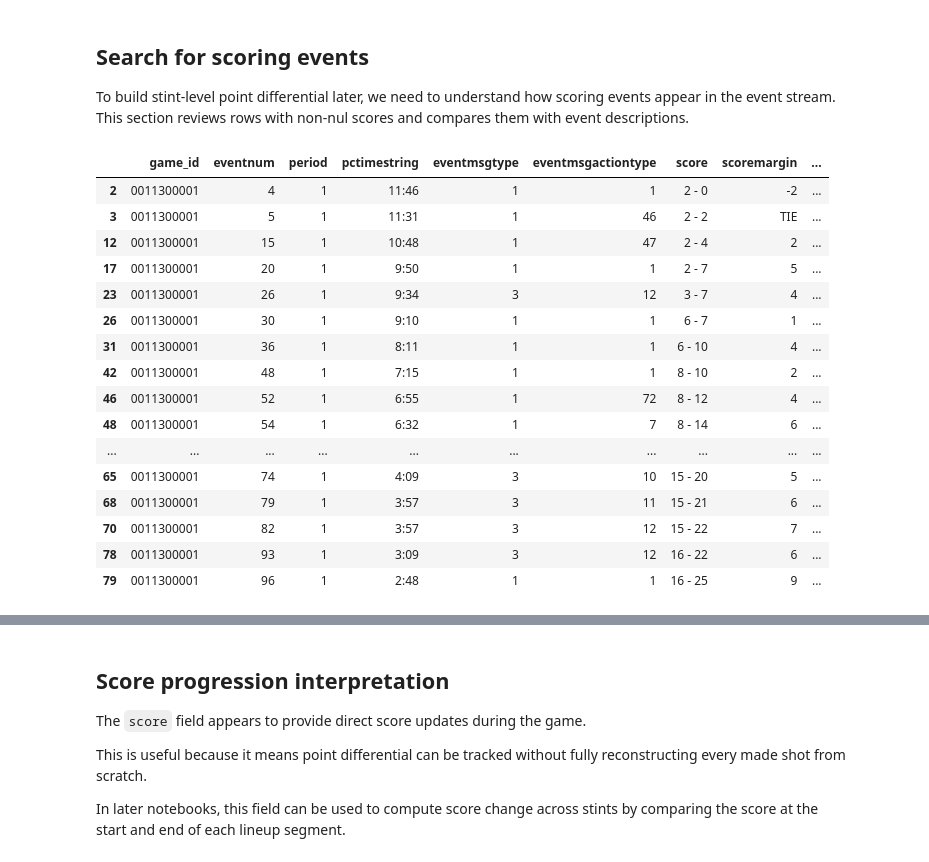
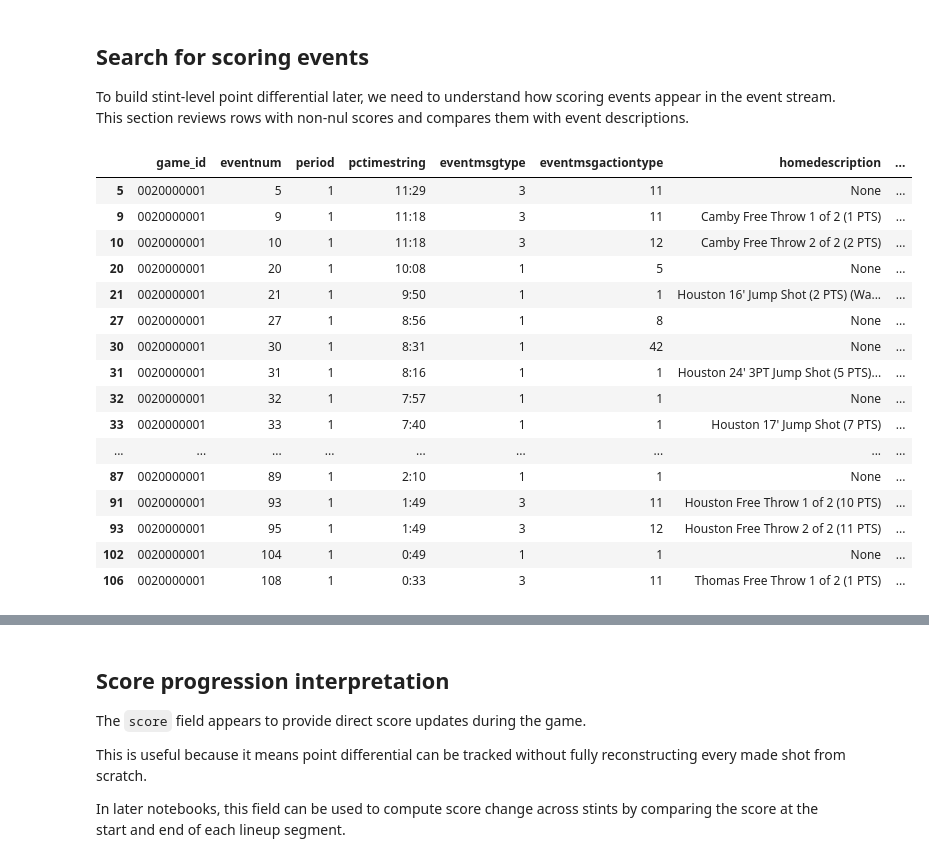
Before and after one commit to Jorgemontanez25/NBA_Player_Impact_and_Lineup_Optimization_Dashboard, a Jupyter notebook: notebooks/02_Play-by-Play_Event_Exploration.ipynb, the cells around one changed output, grey strips where cells are left out. Drawn from its saved outputs; the diff is of its cells as text; code cells hidden in the pictures.

```diff
--- a/notebooks/02_Play-by-Play_Event_Exploration.ipynb
+++ b/notebooks/02_Play-by-Play_Event_Exploration.ipynb
@@ -120,11 +133,14 @@ sample_games = pd.read_sql(
     """
     SELECT DISTINCT game_id
     FROM play_by_play
+    WHERE game_id LIKE '002%'
+       OR game_id LIKE '004%'
     ORDER BY game_id
-    LIMIT 10;
+    LIMIT 500;
     """,
     conn
 )
-sample_games
+
+sample_games.head()
 # %% [output]
 |  | game_id |
@@ -140,0 +152,17 @@ sample_games
+# %%
+sample_game_ids = sample_games["game_id"].tolist()
+
+placeholders = ",".join(["?"] * len(sample_game_ids))
+
+pbp_sample = pd.read_sql(
+    f"""
+    SELECT *
+    FROM play_by_play
+    WHERE game_id IN ({placeholders})
+    ORDER BY game_id, period, eventnum;
+    """,
+    conn,
+    params=sample_game_ids
+)
+
+pbp_sample.shape
@@ -516,23 +599,36 @@ This mapping will be used in Notebook 03 to update the on-court lineup state ove
 
 To build stint-level point differential later, we need to understand how scoring events appear in the event stream. This section reviews rows with non-nul scores and compares them with event descriptions.
 # %%
-score_events=sample_game.loc[sample_game["score"].notna(),core_cols].copy()
-score_events.head(20)
+score_events = pbp_sample[pbp_sample["score"].notna()].copy()
+
+score_events[[
+    "game_id",
+    "eventnum",
+    "period",
+    "pctimestring",
+    "eventmsgtype",
+    "eventmsgactiontype",
+    "homedescription",
+    "visitordescription",
+    "neutraldescription",
+    "score",
+    "scoremargin"
+]].head(30)
 # %% [output]
-|  | game_id | eventnum | period | pctimestring | eventmsgtype | eventmsgactiontype | score | scoremargin | ... |
-| 2 | 0011300001 | 4 | 1 | 11:46 | 1 | 1 | 2 - 0 | -2 | ... |
-| 3 | 0011300001 | 5 | 1 | 11:31 | 1 | 46 | 2 - 2 | TIE | ... |
-| 12 | 0011300001 | 15 | 1 | 10:48 | 1 | 47 | 2 - 4 | 2 | ... |
-| 17 | 0011300001 | 20 | 1 | 9:50 | 1 | 1 | 2 - 7 | 5 | ... |
-| 23 | 0011300001 | 26 | 1 | 9:34 | 3 | 12 | 3 - 7 | 4 | ... |
-| 26 | 0011300001 | 30 | 1 | 9:10 | 1 | 1 | 6 - 7 | 1 | ... |
-| 31 | 0011300001 | 36 | 1 | 8:11 | 1 | 1 | 6 - 10 | 4 | ... |
-| 42 | 0011300001 | 48 | 1 | 7:15 | 1 | 1 | 8 - 10 | 2 | ... |
-| 46 | 0011300001 | 52 | 1 | 6:55 | 1 | 72 | 8 - 12 | 4 | ... |
-| 48 | 0011300001 | 54 | 1 | 6:32 | 1 | 7 | 8 - 14 | 6 | ... |
-| ... | ... | ... | ... | ... | ... | ... | ... | ... | ... |
-| 65 | 0011300001 | 74 | 1 | 4:09 | 3 | 10 | 15 - 20 | 5 | ... |
-| 68 | 0011300001 | 79 | 1 | 3:57 | 3 | 11 | 15 - 21 | 6 | ... |
-| 70 | 0011300001 | 82 | 1 | 3:57 | 3 | 12 | 15 - 22 | 7 | ... |
-| 78 | 0011300001 | 93 | 1 | 3:09 | 3 | 12 | 16 - 22 | 6 | ... |
-| 79 | 0011300001 | 96 | 1 | 2:48 | 1 | 1 | 16 - 25 | 9 | ... |
+|  | game_id | eventnum | period | pctimestring | eventmsgtype | eventmsgactiontype | homedescription | ... |
+| 5 | 0020000001 | 5 | 1 | 11:29 | 3 | 11 | None | ... |
+| 9 | 0020000001 | 9 | 1 | 11:18 | 3 | 11 | Camby Free Throw 1 of 2 (1 PTS) | ... |
+| 10 | 0020000001 | 10 | 1 | 11:18 | 3 | 12 | Camby Free Throw 2 of 2 (2 PTS) | ... |
+| 20 | 0020000001 | 20 | 1 | 10:08 | 1 | 5 | None | ... |
+| 21 | 0020000001 | 21 | 1 | 9:50 | 1 | 1 | Houston 16' Jump Shot (2 PTS) (Wa... | ... |
+| 27 | 0020000001 | 27 | 1 | 8:56 | 1 | 8 | None | ... |
+| 30 | 0020000001 | 30 | 1 | 8:31 | 1 | 42 | None | ... |
+| 31 | 0020000001 | 31 | 1 | 8:16 | 1 | 1 | Houston 24' 3PT Jump Shot (5 PTS)... | ... |
+| 32 | 0020000001 | 32 | 1 | 7:57 | 1 | 1 | None | ... |
+| 33 | 0020000001 | 33 | 1 | 7:40 | 1 | 1 | Houston 17' Jump Shot (7 PTS) | ... |
+| ... | ... | ... | ... | ... | ... | ... | ... | ... |
+| 87 | 0020000001 | 89 | 1 | 2:10 | 1 | 1 | None | ... |
+| 91 | 0020000001 | 93 | 1 | 1:49 | 3 | 11 | Houston Free Throw 1 of 2 (10 PTS) | ... |
+| 93 | 0020000001 | 95 | 1 | 1:49 | 3 | 12 | Houston Free Throw 2 of 2 (11 PTS) | ... |
+| 102 | 0020000001 | 104 | 1 | 0:49 | 1 | 1 | None | ... |
+| 106 | 0020000001 | 108 | 1 | 0:33 | 3 | 11 | Thomas Free Throw 1 of 2 (1 PTS) | ... |
```
Also changed, not shown: parts of 29 cells of this notebook, 47 other files.
